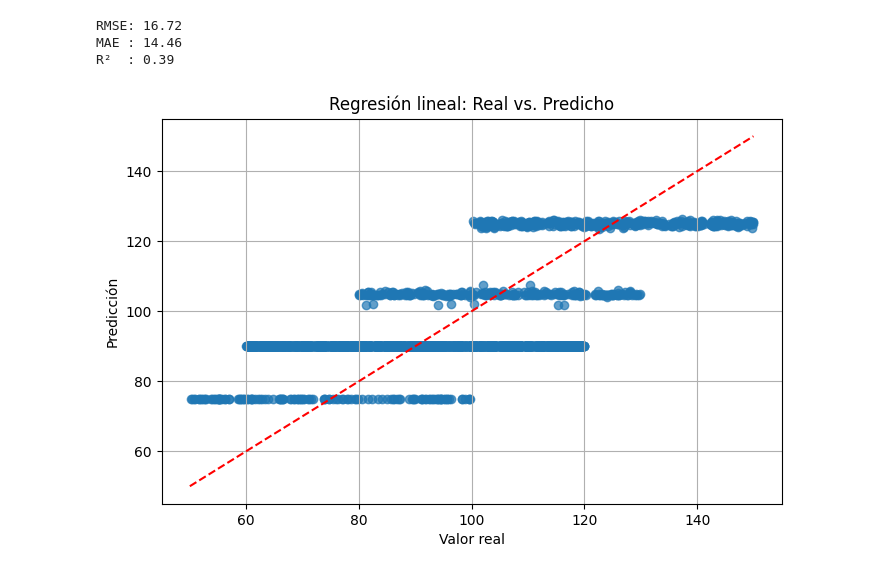
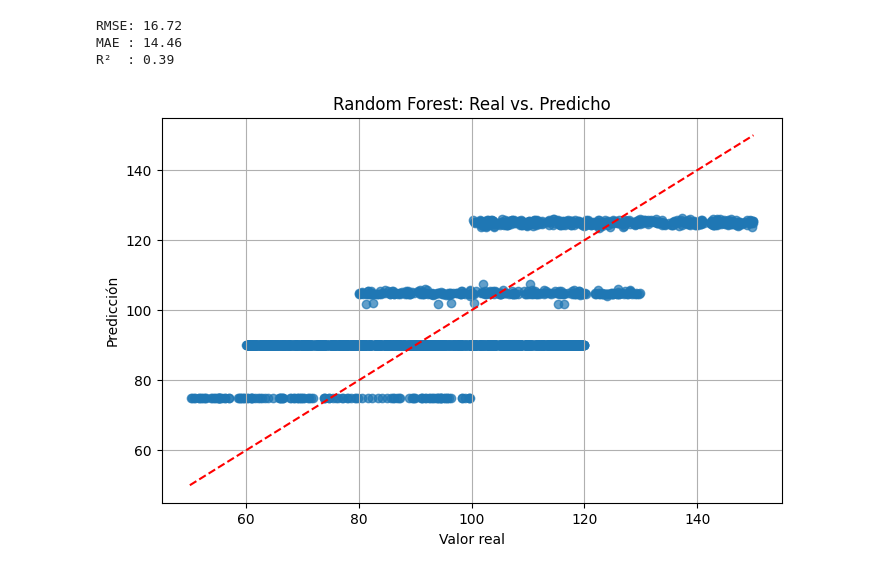
Before and after one commit to omaurtorsac/tgor, a Jupyter notebook: random-forest/random-forestv3.ipynb, the cells around one changed output. Saved outputs shown, nothing was run; the diff lists cells and outputs as text; code cells hidden in the pictures.

```diff
--- a/random-forest/random-forestv3.ipynb
+++ b/random-forest/random-forestv3.ipynb
@@ -271,11 +271,11 @@ R²  : 0.39
 # %%
 plt.figure(figsize=(8,5))
 plt.scatter(y_test, y_pred, alpha=0.7)
 plt.plot([y.min(), y.max()], [y.min(), y.max()], 'r--')
 plt.xlabel("Valor real")
 plt.ylabel("Predicción")
-plt.title("Regresión lineal: Real vs. Predicho")
+plt.title("Random Forest: Real vs. Predicho")
 plt.grid(True)
 plt.show()
 # %% [output]
-[figure, old version]
+[figure, new version]
```
Also changed, not shown: 2 other files.
